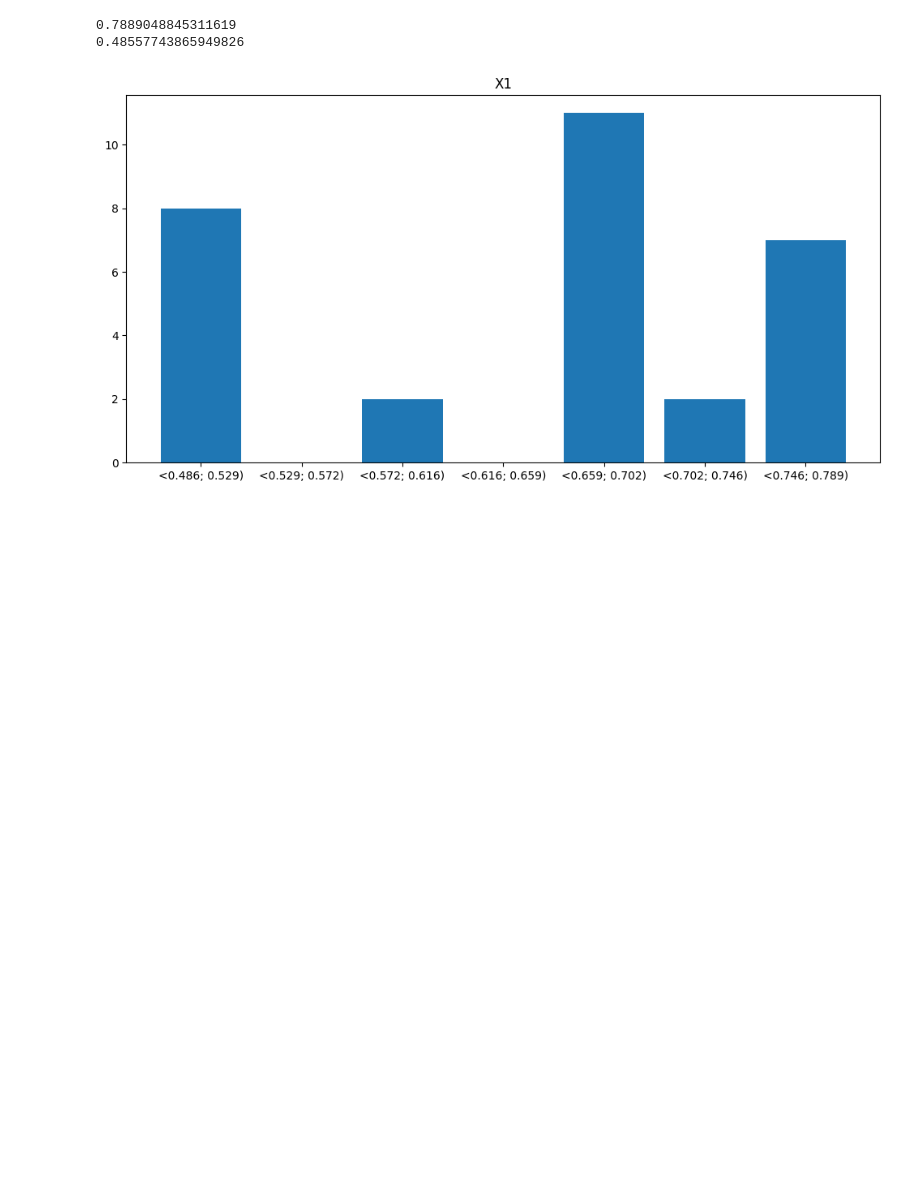
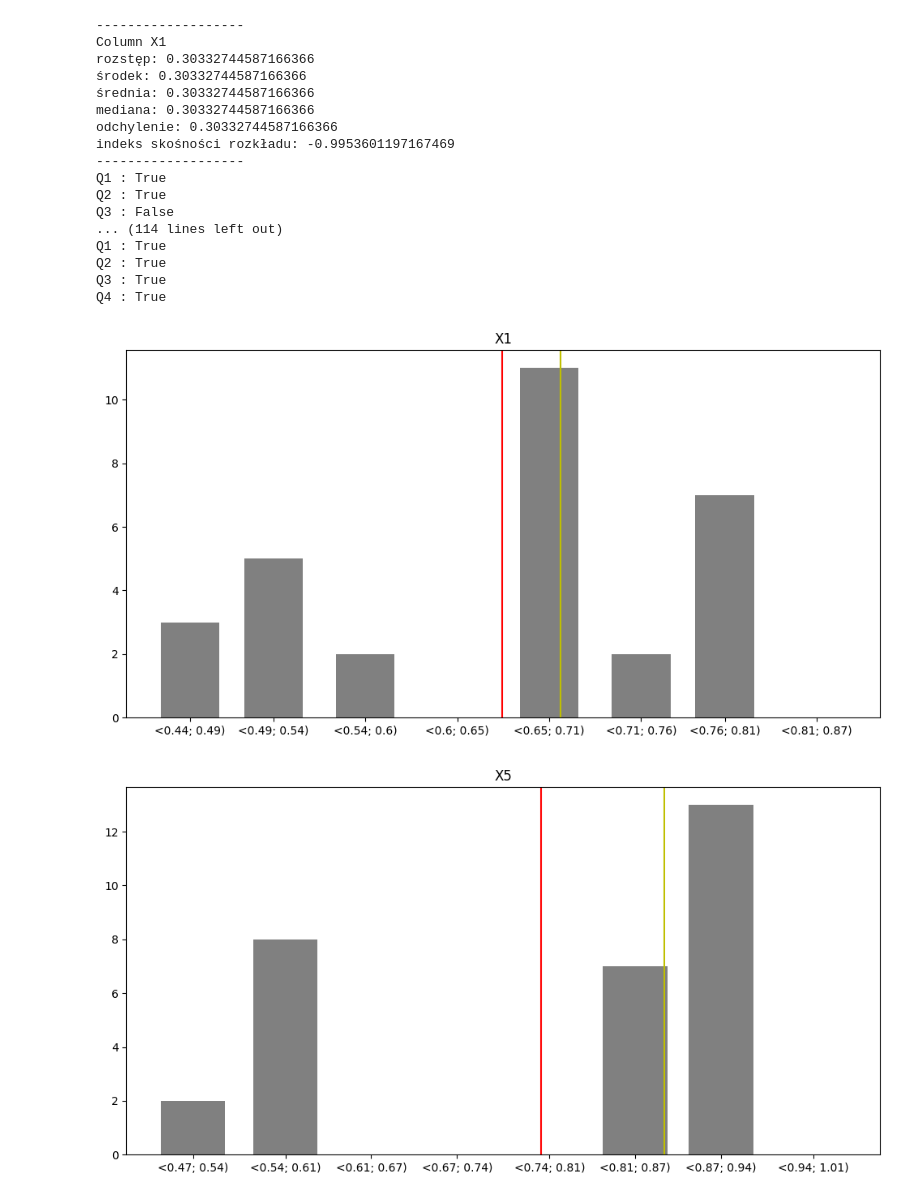
Before and after one commit to Argmaster/tedw, a Jupyter notebook: lab1/main.ipynb, the cells around one changed output. Cells and saved outputs as stored; diff of their text form; code cells hidden in the pictures; blank space fills up the shorter version.

```diff
--- a/lab1/main.ipynb
+++ b/lab1/main.ipynb
@@ -50,32 +97,70 @@ def bucketize(
 # %%
 for column_tag in column_tag_list:
+    print("-------------------")
+    print(f"Column {column_tag}")
     column = data[column_tag]
     # rozstęp
     r = column.max() - column.min()
+    print(f"rozstęp: {r}")
     d = (column.max() + column.min()) / 2
+    print(f"środek: {r}")
     m = column.mean()
+    print(f"średnia: {r}")
     w = column.median()
+    print(f"mediana: {r}")
     n = len(column)
     s = np.sqrt(sum((column[i] - m) ** 2 for i in range(n)) / n)
-
+    print(f"odchylenie: {r}")
     q = 3 * ((m - w) / s)
+    print(f"indeks skośności rozkładu: {q}")
+    print("-------------------")
 
     q1 = (column.min() / column.max()) > 0.1
     q2 = abs(d - m) < s
     q3 = 3 <= (r / s) <= 5
     q4 = abs(q) < 2
-
+    print("Q1 :", q1)
+    print("Q2 :", q2)
+    print("Q3 :", q3)
+    print("Q4 :", q4)
     if q1 and q2 and q3 and q4:
         continue
 
     labels, values = bucketize(column)
-    Ys = np.arange(len(labels))
+    bar_width = (labels[0][1] - labels[0][0]) * 0.7
+    center_labels = [sum(l) / 2 for l in labels]
+
     plt.figure(figsize=(12, 6), dpi=100)
-    plt.bar(Ys, height=[len(v) for v in values])
-    plt.xticks(Ys, labels)
+    plt.bar(
+        center_labels,
+        height=[len(v) for v in values],
+        width=bar_width,
+        color="gray",
+    )
+    plt.axvline(m, c="r")
+    plt.axvline(w, c="y")
+    plt.xticks(
+        center_labels,
+        [f"<{round(l[0], 3)}; {round(l[1], 3)})" for l in labels],
+    )
     plt.title(column_tag)
-    break
 # %% [output]
-0.7889048845311619
-0.48557743865949826
+-------------------
+Column X1
+rozstęp: 0.30332744587166366
+środek: 0.30332744587166366
+średnia: 0.30332744587166366
+mediana: 0.30332744587166366
+odchylenie: 0.30332744587166366
+indeks skośności rozkładu: -0.9953601197167469
+-------------------
+Q1 : True
+Q2 : True
+Q3 : False
+... (114 lines left out)
+Q1 : True
+Q2 : True
+Q3 : True
+Q4 : True
-[figure, old version]
+[figure, new version]
+[figure, added]
```
Also changed, not shown: parts of 7 cells of this notebook, 5 other files.
